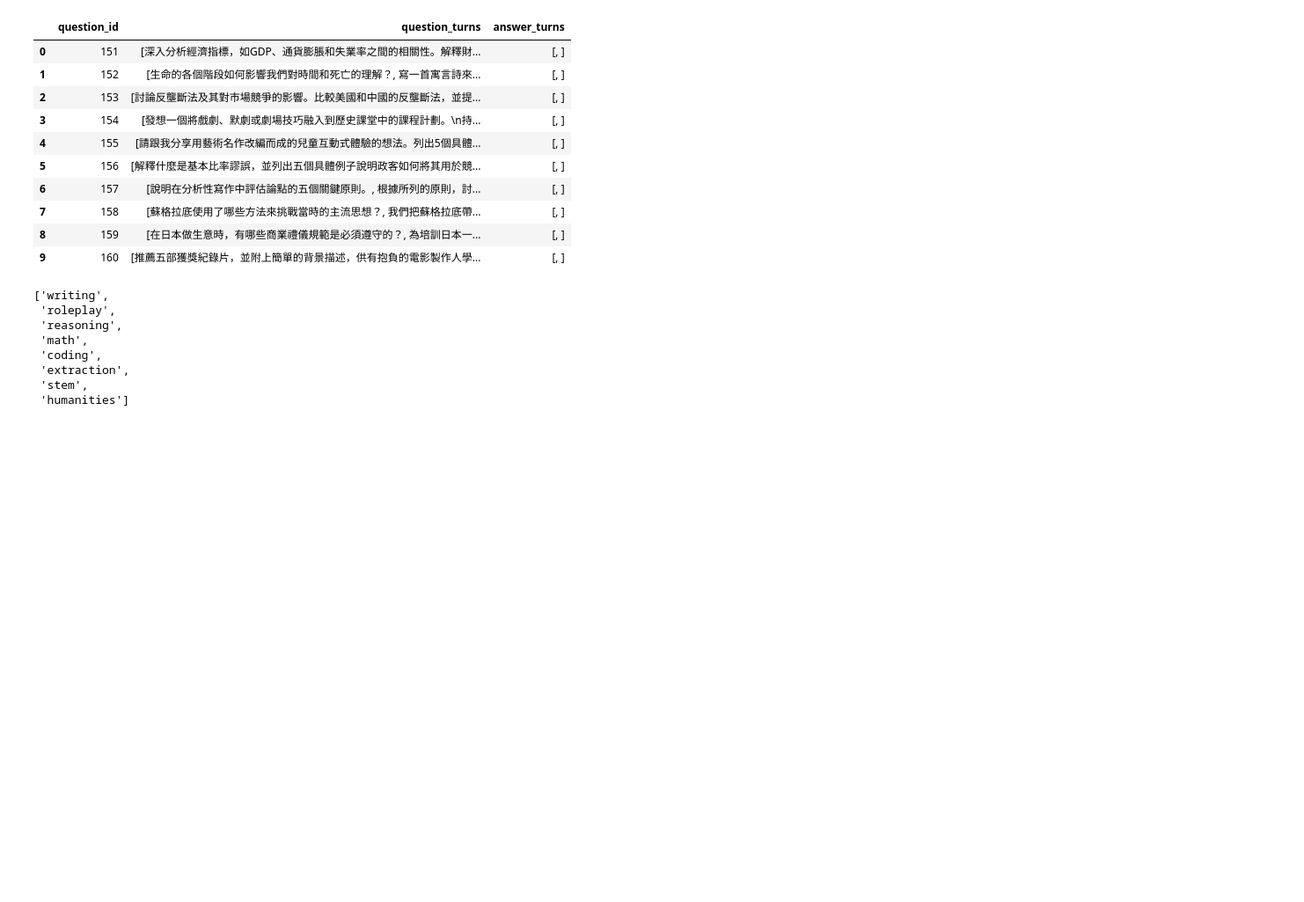
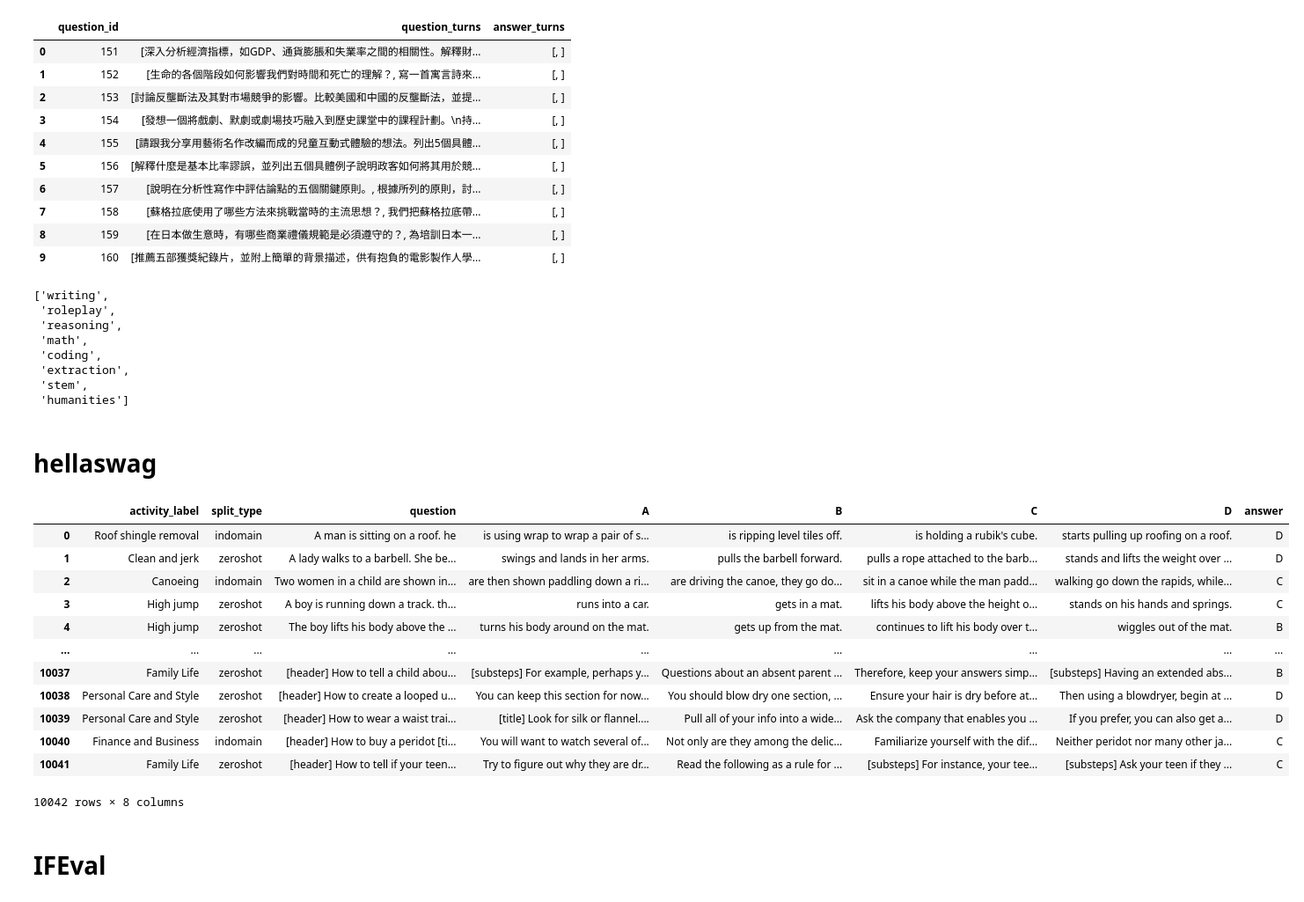
Before and after one commit to joeyliang1024/BenchWeaver, a Jupyter notebook: scripts/add_benchmark.ipynb, the cells around one changed output. Shown: that part at 88% size. Drawn from its saved outputs; the diff is of its cells as text; code cells hidden in the pictures; blank space fills up the shorter version.

```diff
--- a/scripts/add_benchmark.ipynb
+++ b/scripts/add_benchmark.ipynb
@@ -1492,3 +1492,16 @@ list(datasets.keys())
  'extraction',
  'stem',
  'humanities']
+# %% [markdown]
+# hellaswag
+# %%
+import json
+
+train_path = "/work/u5110390/BenchWeaver/evaluation_data/hellaswag/hellaswag_train.jsonl"
+test_path = "/work/u5110390/BenchWeaver/evaluation_data/hellaswag/hellaswag_val.jsonl"
+
+with open(train_path, "r") as f:
+    train_data = [json.loads(line) for line in f]
+
+with open(test_path, "r") as f:
+    test_data = [json.loads(line) for line in f]
@@ -1494,0 +1550,26 @@ list(datasets.keys())
+# %%
+import pandas as pd
+import os
+train_df = pd.DataFrame(train_dict)
+test_df = pd.DataFrame(test_dict)
+
+train_df.to_csv("/work/u5110390/BenchWeaver/evaluation_data/hellaswag/data/dev/all_train.csv", index=False)
+test_df.to_csv("/work/u5110390/BenchWeaver/evaluation_data/hellaswag/data/test/all_test.csv", index=False)
+# %%
+test_df
+# %% [output]
+|  | activity_label | split_type | question | A | B | C | D | answer |
+| 0 | Roof shingle removal | indomain | A man is sitting on a roof. he | is using wrap to wrap a pair of s... | is ripping level tiles off. | is holding a rubik's cube. | starts pulling up roofing on a roof. | D |
+| 1 | Clean and jerk | zeroshot | A lady walks to a barbell. She be... | swings and lands in her arms. | pulls the barbell forward. | pulls a rope attached to the barb... | stands and lifts the weight over ... | D |
+| 2 | Canoeing | indomain | Two women in a child are shown in... | are then shown paddling down a ri... | are driving the canoe, they go do... | sit in a canoe while the man padd... | walking go down the rapids, while... | C |
+| 3 | High jump | zeroshot | A boy is running down a track. th... | runs into a car. | gets in a mat. | lifts his body above the height o... | stands on his hands and springs. | C |
+| 4 | High jump | zeroshot | The boy lifts his body above the ... | turns his body around on the mat. | gets up from the mat. | continues to lift his body over t... | wiggles out of the mat. | B |
+| ... | ... | ... | ... | ... | ... | ... | ... | ... |
+| 10037 | Family Life | zeroshot | [header] How to tell a child abou... | [substeps] For example, perhaps y... | Questions about an absent parent ... | Therefore, keep your answers simp... | [substeps] Having an extended abs... | B |
+| 10038 | Personal Care and Style | zeroshot | [header] How to create a looped u... | You can keep this section for now... | You should blow dry one section, ... | Ensure your hair is dry before at... | Then using a blowdryer, begin at ... | D |
+| 10039 | Personal Care and Style | zeroshot | [header] How to wear a waist trai... | [title] Look for silk or flannel.... | Pull all of your info into a wide... | Ask the company that enables you ... | If you prefer, you can also get a... | D |
+| 10040 | Finance and Business | indomain | [header] How to buy a peridot [ti... | You will want to watch several of... | Not only are they among the delic... | Familiarize yourself with the dif... | Neither peridot nor many other ja... | C |
+| 10041 | Family Life | zeroshot | [header] How to tell if your teen... | Try to figure out why they are dr... | Read the following as a rule for ... | [substeps] For instance, your tee... | [substeps] Ask your teen if they ... | C |
+10042 rows × 8 columns
+# %% [markdown]
+# IFEval
```
Also changed, not shown: parts of 3 cells of this notebook, 34 other files.
